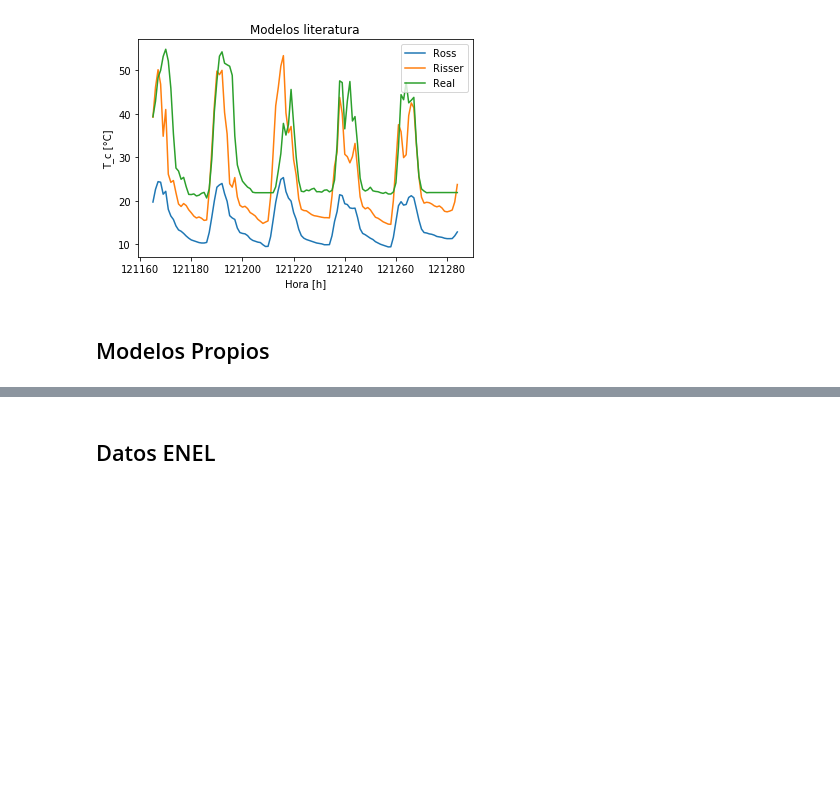
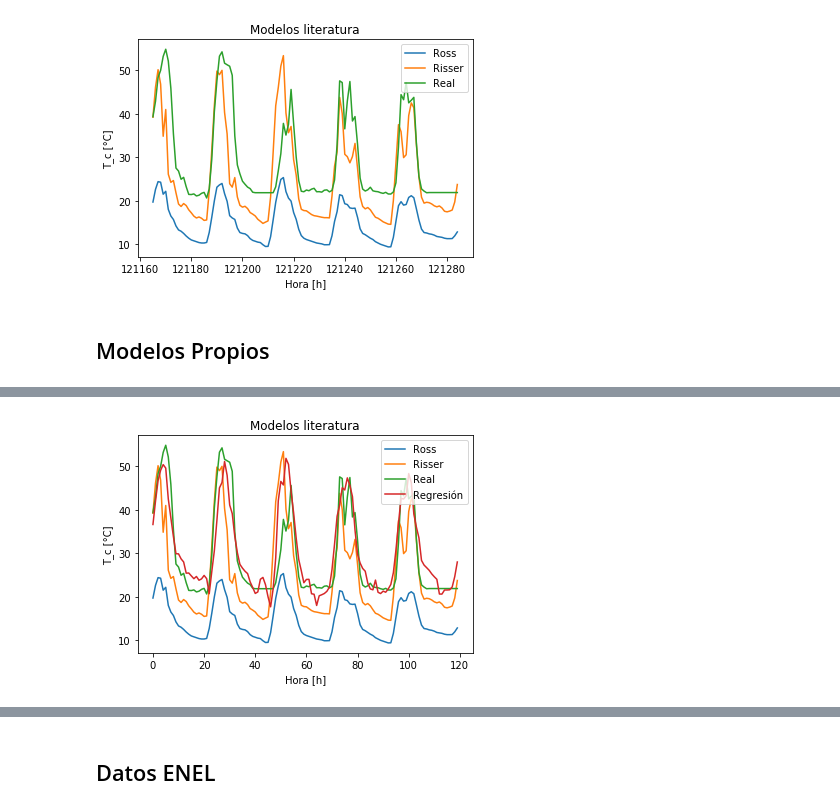
Before and after one commit to sofgutierrez6/ProyectoGrado, a Jupyter notebook: Proyecto_de_Grado.ipynb, the cells around one changed output, grey strips where cells are left out. Saved outputs shown, nothing was run; the diff lists cells and outputs as text; code cells hidden in the pictures; blank space fills up the shorter version.

```diff
--- a/Proyecto_de_Grado.ipynb
+++ b/Proyecto_de_Grado.ipynb
@@ -2606,0 +2824,16 @@ plt.show()
+# %%
+x1 = range(24*5)
+plt.plot(x1, yRoss_enel_sat[:24*5])
+plt.plot(x1, yRisser_enel_sat[:24*5])
+plt.plot(x1, dataX['EP1_I06_AN00037'][:24*5])
+plt.plot(x1, predicción[:24*5])
+
+plt.xlabel("Hora [h]")
+plt.ylabel("T_c [°C]")
+
+plt.title("Modelos literatura")
+plt.legend(["Ross","Risser","Real", "Regresión"])
+
+plt.show()
+# %% [output]
+[figure, added]
```
Also changed, not shown: parts of 47 cells of this notebook.
